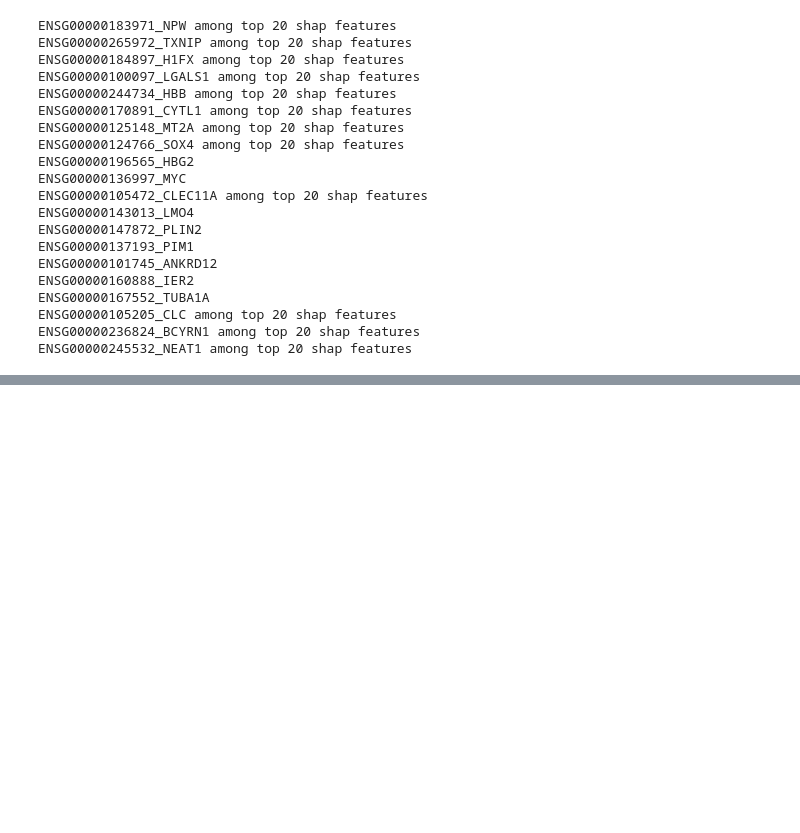
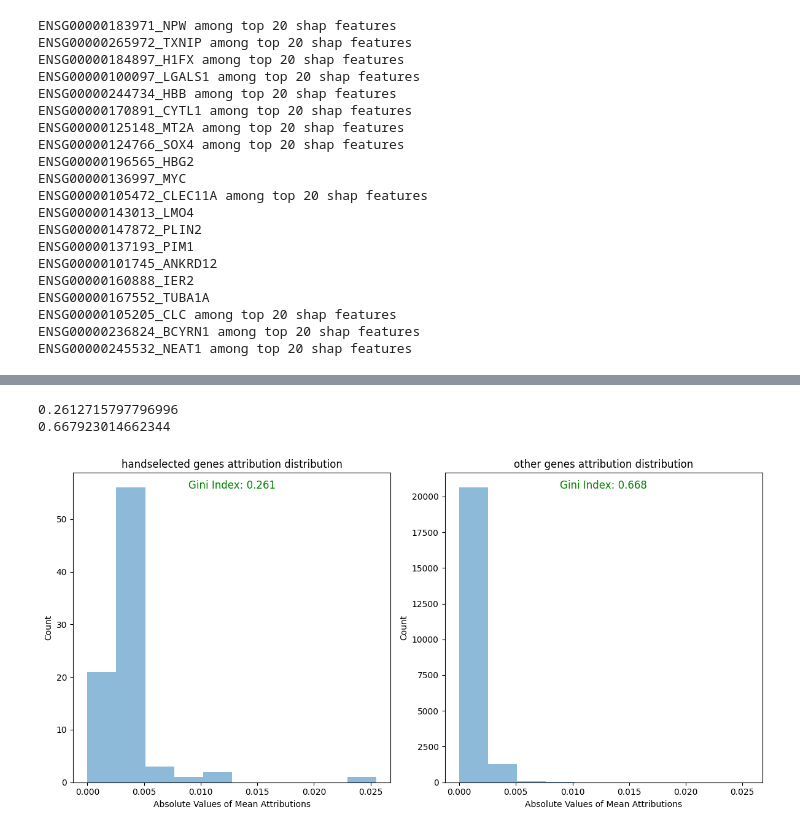
Before and after one commit to valentina-kg/open-problems-multimodal-3rd-solution, a Jupyter notebook: code/4.model/pred/attribution_analysis.ipynb, the cells around one changed output, grey strips where cells are left out. Saved outputs shown, nothing was run; the diff lists cells and outputs as text; code cells hidden in the pictures; blank space fills up the shorter version.

```diff
--- a/code/4.model/pred/attribution_analysis.ipynb
+++ b/code/4.model/pred/attribution_analysis.ipynb
@@ -336,0 +516,33 @@ ENSG00000245532_NEAT1 among top 20 shap features
+# %%
+# compute gini index of mean attributions and include in plot below
+print(gini(abs_mean_attributions_handselected))
+print(gini(abs_mean_attributions_others))
+
+
+# TODO put plots into one with same y-axis scale
+# %% [output]
+0.2612715797796996
+0.667923014662344
+# %%
+fig, (ax1, ax2) = plt.subplots(1, 2, figsize=(12, 6))
+
+ax1.hist(abs_mean_attributions_handselected, bins=distribution[1], alpha=0.5)  # bins=distribution[1]  # bins=log_bins
+# ax1.set_xscale('log')
+ax1.text(0.5, 0.95, f'Gini Index: {gini(abs_mean_attributions_handselected):.3f}', transform=ax1.transAxes, ha='center', color='green', fontsize=12)
+
+ax1.set_xlabel('Absolute Values of Mean Attributions')
+ax1.set_ylabel('Count')
+ax1.set_title('handselected genes attribution distribution')
+
+ax2.hist(abs_mean_attributions_others, bins=distribution[1], alpha=0.5)
+# ax2.set_xscale('log')
+ax2.text(0.5, 0.95, f'Gini Index: {gini(abs_mean_attributions_others):.3f}', transform=ax2.transAxes, ha='center', color='green', fontsize=12)
+
+ax2.set_xlabel('Absolute Values of Mean Attributions')
+ax2.set_ylabel('Count')
+ax2.set_title('other genes attribution distribution')
+
+plt.tight_layout()
+plt.show()
+# %% [output]
+[figure, added]
```
Also changed, not shown: parts of 11 cells of this notebook, 3 other files.
